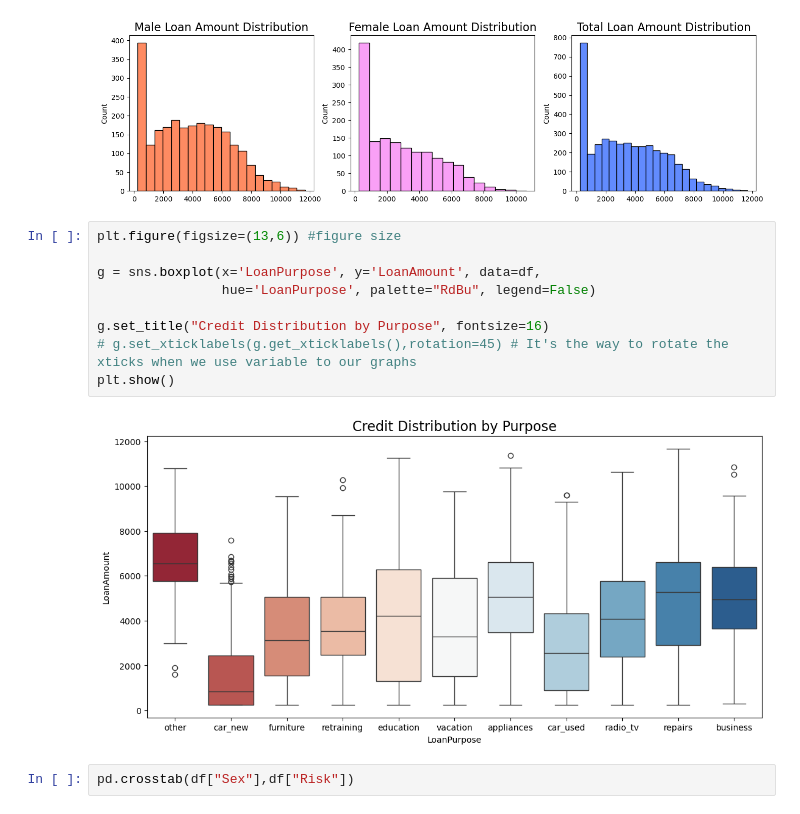
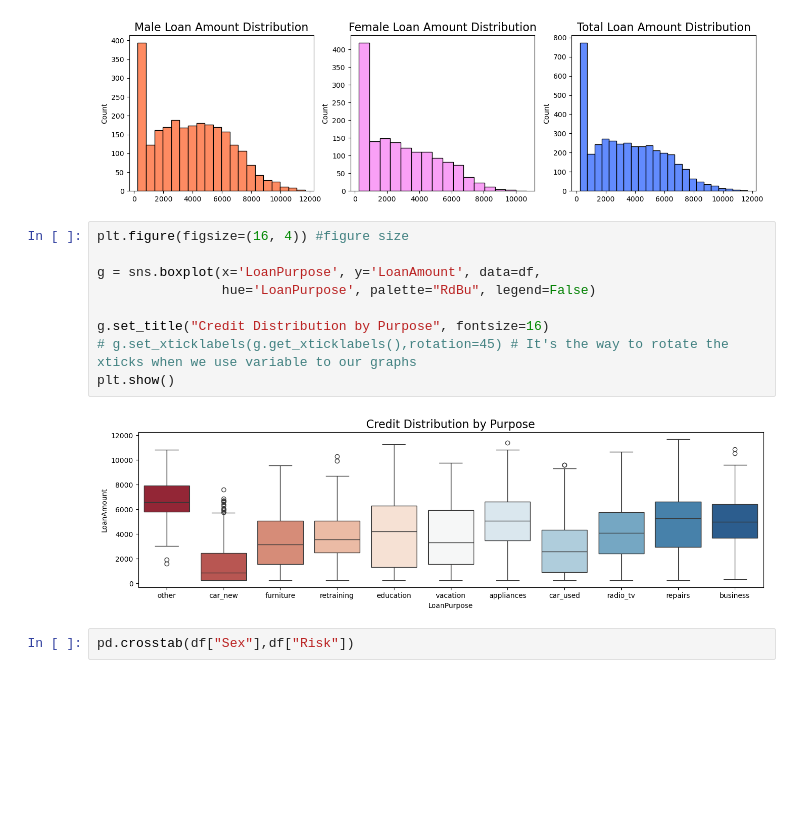
Before and after one commit to samyuktsriram/ml2_kaggle_chall, a Jupyter notebook: eda.ipynb, the cells around one changed output. Drawn from its saved outputs; the diff is of its cells as text; blank space fills up the shorter version.

Commit message:
Tune params and modified graphs

```diff
--- a/eda.ipynb
+++ b/eda.ipynb
@@ -98,16 +98,16 @@ plt.show()
 # %% [output]
 [figure]
 # %%
-plt.figure(figsize=(13,6)) #figure size
+plt.figure(figsize=(16, 4)) #figure size
 
 g = sns.boxplot(x='LoanPurpose', y='LoanAmount', data=df,
                 hue='LoanPurpose', palette="RdBu", legend=False)
 
 g.set_title("Credit Distribution by Purpose", fontsize=16)
 # g.set_xticklabels(g.get_xticklabels(),rotation=45) # It's the way to rotate the xticks when we use variable to our graphs
 plt.show()
 # %% [output]
-[figure, old version]
+[figure, new version]
 # %%
 pd.crosstab(df["Sex"],df["Risk"])
 # %% [output]
```
Also changed, not shown: parts of 2 cells of this notebook, 3 other files.
